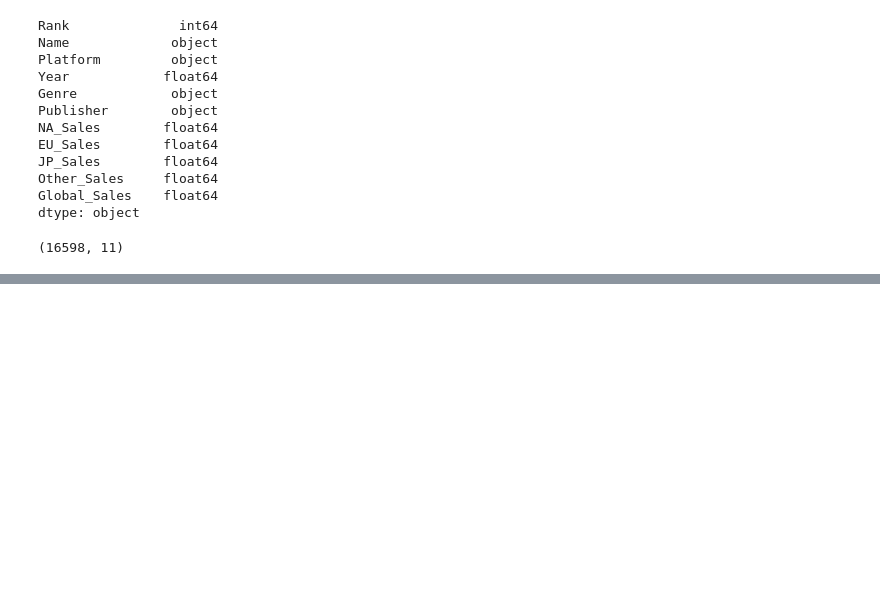
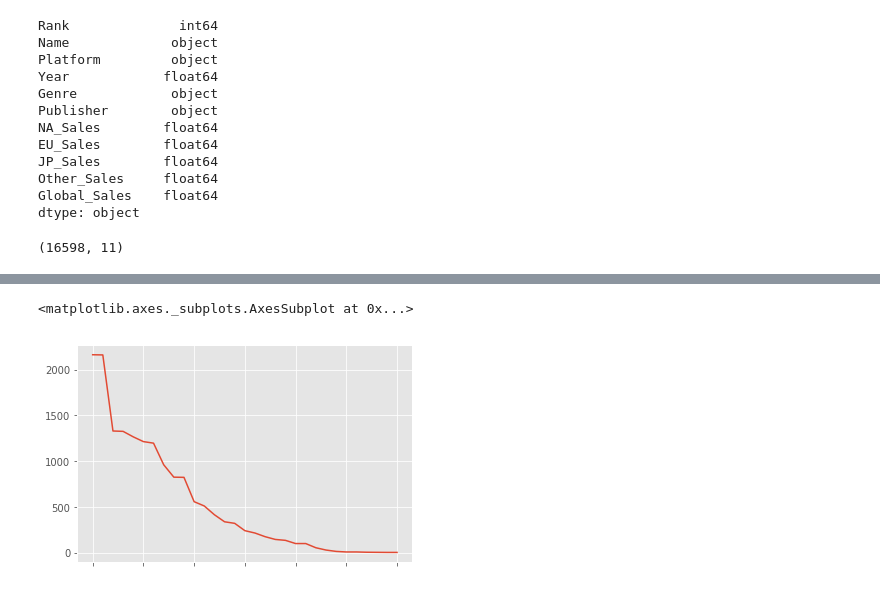
Before and after one commit to henriquenasc/videogames-sales, a Jupyter notebook: Intro Data Science.ipynb, the cells around one changed output, grey strips where cells are left out. Drawn from its saved outputs; the diff is of its cells as text; code cells hidden in the pictures; blank space fills up the shorter version.

```diff
--- a/Intro Data Science.ipynb
+++ b/Intro Data Science.ipynb
@@ -85,0 +106,5 @@ videogames[videogames['Ano'].isnull()].head()
+# %%
+videogames['Plataforma'].value_counts().plot()
+# %% [output]
+<matplotlib.axes._subplots.AxesSubplot at 0x...>
+[figure, added]
```
Also changed, not shown: parts of 3 cells of this notebook.
